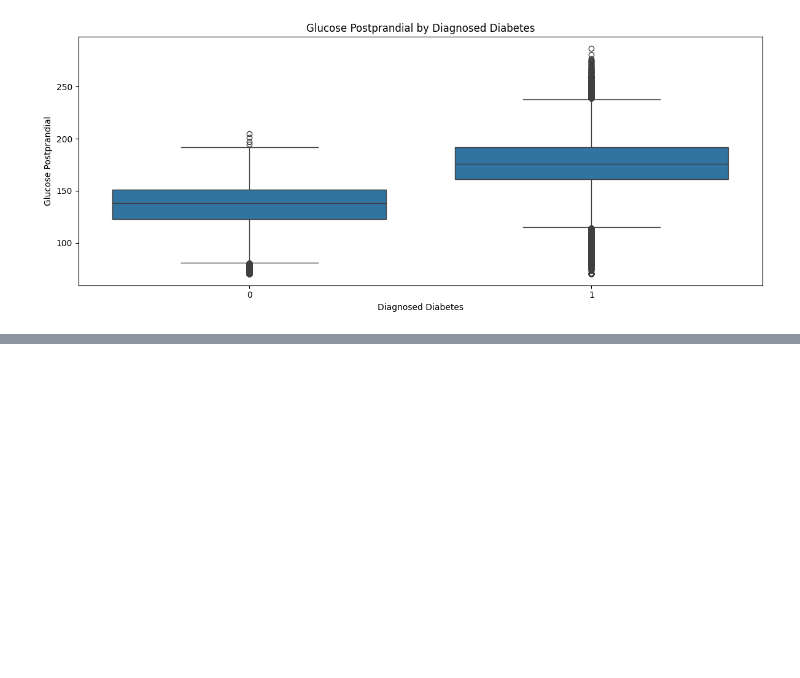
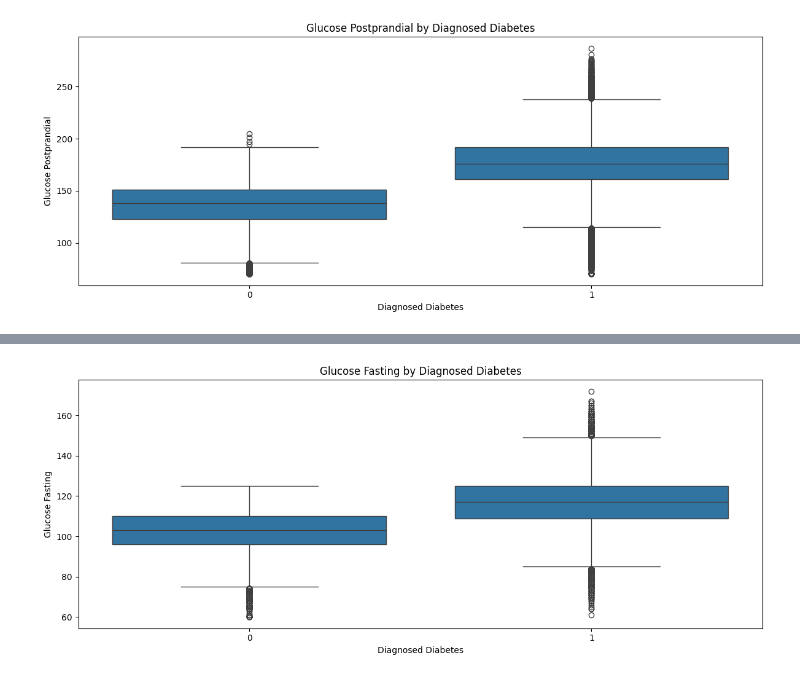
Before and after one commit to tpsilva22/teabetes, a Jupyter notebook: notebooks/correlations.ipynb, the cells around one changed output, grey strips where cells are left out. Saved outputs shown, nothing was run; the diff lists cells and outputs as text; code cells hidden in the pictures; blank space fills up the shorter version.

```diff
--- a/notebooks/correlations.ipynb
+++ b/notebooks/correlations.ipynb
@@ -189,0 +211,10 @@ plt.show()
+# %%
+# Glucose Fasting vs Diagnosed Diabetes (Boxplot)
+plt.figure(figsize=(12, 5))
+sns.boxplot(data=diabetes, x="diagnosed_diabetes", y="glucose_fasting")
+plt.title("Glucose Fasting by Diagnosed Diabetes")
+plt.xlabel("Diagnosed Diabetes")
+plt.ylabel("Glucose Fasting")
+plt.show()
+# %% [output]
+[figure, added]
```
Also changed, not shown: parts of 6 cells of this notebook.
